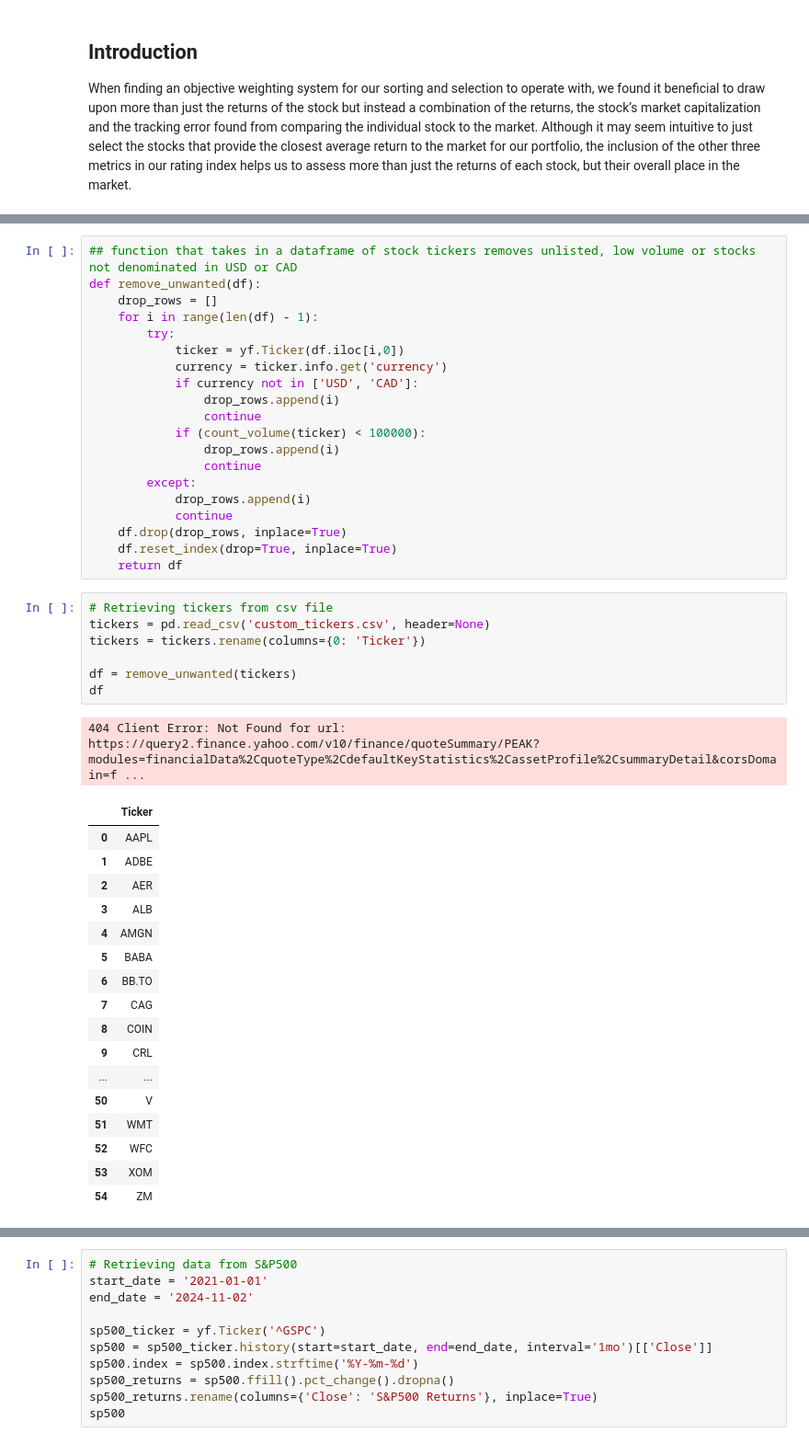
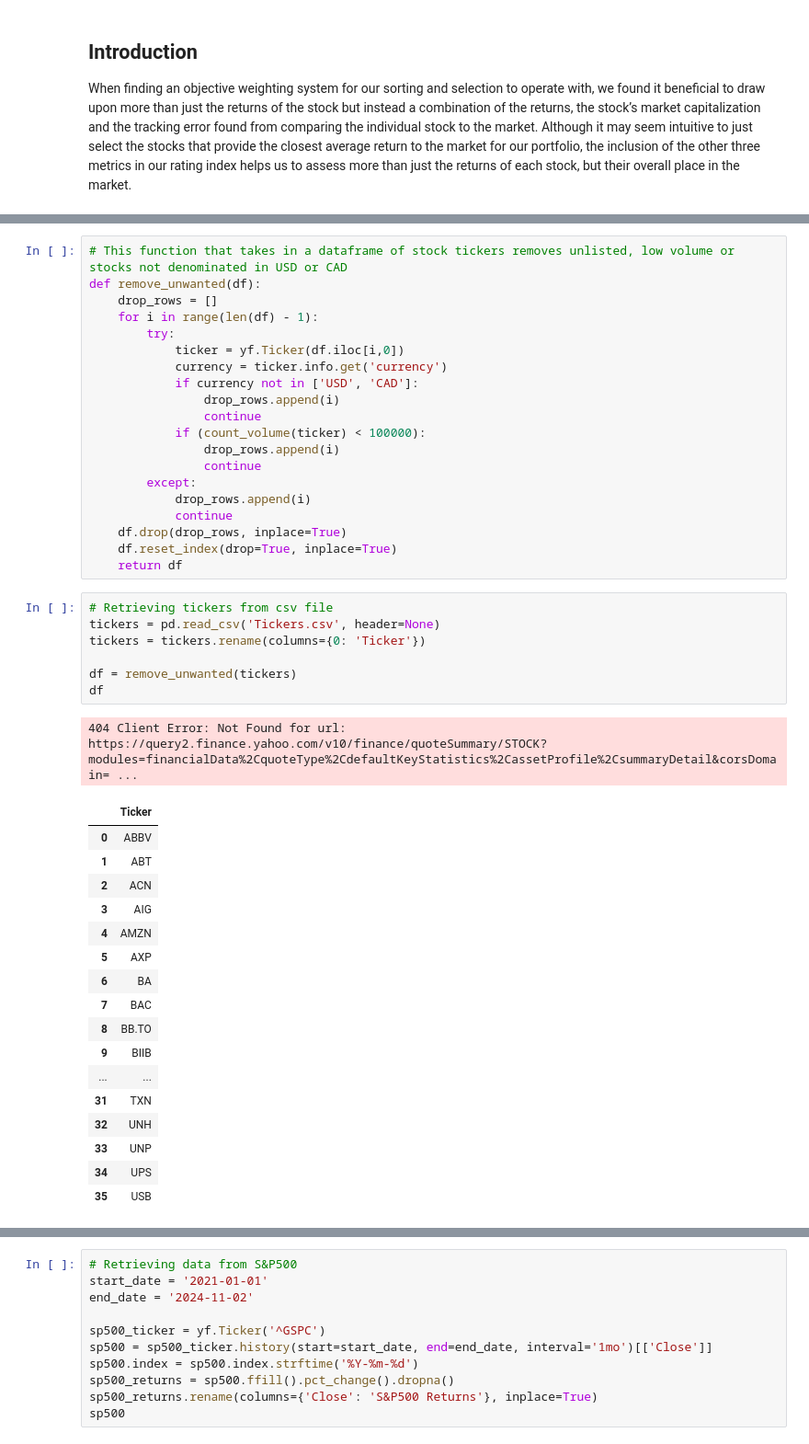
Before and after one commit to JiaxiZhao0927/CFM-Team-Project, a Jupyter notebook: Team_17_Assignment.ipynb, the cells around one changed output, grey strips where cells are left out. Shown: that part at 92% size. Drawn from its saved outputs; the diff is of its cells as text.

```diff
--- a/Team_17_Assignment.ipynb
+++ b/Team_17_Assignment.ipynb
@@ -98,7 +103,7 @@ def count_volume(ticker):
 
     return np.mean(monthly_vol)
 # %%
-## function that takes in a dataframe of stock tickers removes unlisted, low volume or stocks not denominated in USD or CAD
+# This function that takes in a dataframe of stock tickers removes unlisted, low volume or stocks not denominated in USD or CAD
 def remove_unwanted(df):
     drop_rows = []
     for i in range(len(df) - 1):
@@ -119,29 +124,29 @@ def remove_unwanted(df):
     return df
 # %%
 # Retrieving tickers from csv file
-tickers = pd.read_csv('custom_tickers.csv', header=None)
+tickers = pd.read_csv('Tickers.csv', header=None)
 tickers = tickers.rename(columns={0: 'Ticker'})
 
 df = remove_unwanted(tickers)
 df
 # %% [output]
-404 Client Error: Not Found for url: https://query2.finance.yahoo.com/v10/finance/quoteSummary/PEAK?modules=financialData%2CquoteType%2CdefaultKeyStatistics%2CassetProfile%2CsummaryDetail&corsDomain=f ...
+404 Client Error: Not Found for url: https://query2.finance.yahoo.com/v10/finance/quoteSummary/STOCK?modules=financialData%2CquoteType%2CdefaultKeyStatistics%2CassetProfile%2CsummaryDetail&corsDomain= ...
 |  | Ticker |
-| 0 | AAPL |
-| 1 | ADBE |
-| 2 | AER |
-| 3 | ALB |
-| 4 | AMGN |
-| 5 | BABA |
-| 6 | BB.TO |
-| 7 | CAG |
-| 8 | COIN |
-| 9 | CRL |
+| 0 | ABBV |
+| 1 | ABT |
+| 2 | ACN |
+| 3 | AIG |
+| 4 | AMZN |
+| 5 | AXP |
+| 6 | BA |
+| 7 | BAC |
+| 8 | BB.TO |
+| 9 | BIIB |
 | ... | ... |
-| 50 | V |
-| 51 | WMT |
-| 52 | WFC |
-| 53 | XOM |
-| 54 | ZM |
+| 31 | TXN |
+| 32 | UNH |
+| 33 | UNP |
+| 34 | UPS |
+| 35 | USB |
 # %% [markdown]
 ## Choosing our Time Frame For S&P500 and TSX60
```
Also changed, not shown: parts of 20 cells of this notebook.
